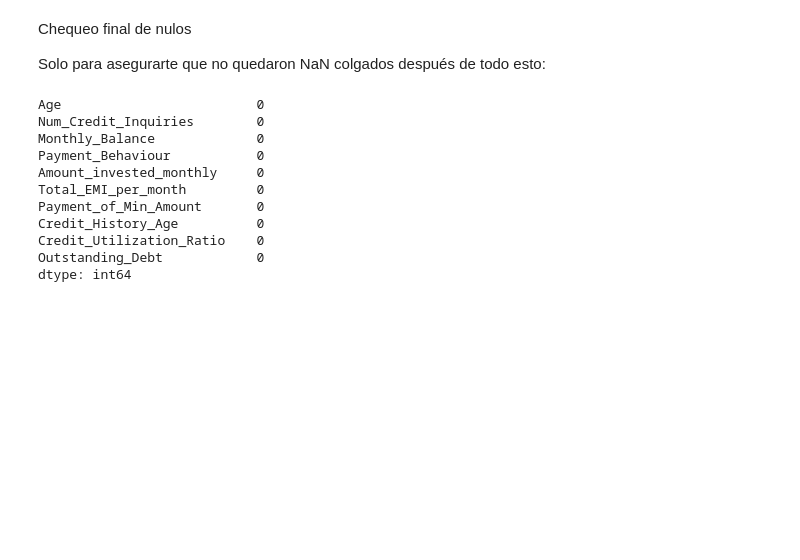
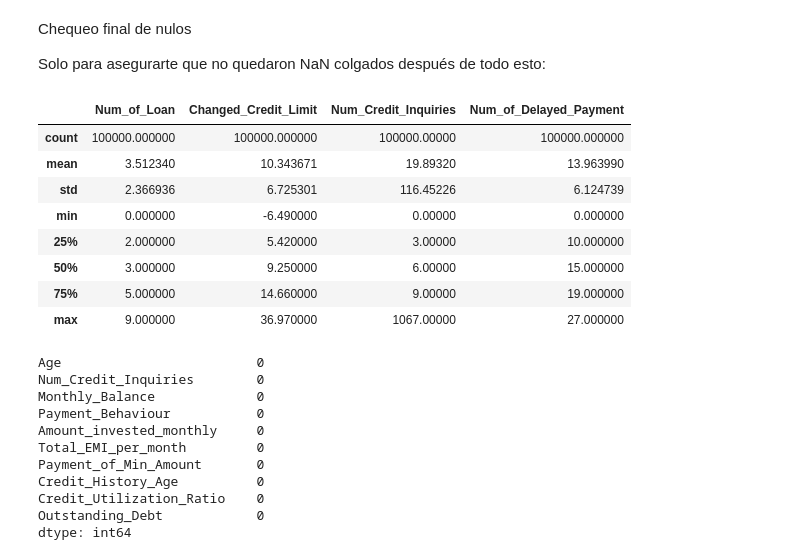
Before and after one commit to Genesixd/proyecto-ia-credit-score, a Jupyter notebook: 03_preprocesamiento_completo.ipynb, the cells around one changed output. Saved outputs shown, nothing was run; the diff lists cells and outputs as text; code cells hidden in the pictures; blank space fills up the shorter version.

```diff
--- a/03_preprocesamiento_completo.ipynb
+++ b/03_preprocesamiento_completo.ipynb
@@ -125,6 +125,34 @@ df[extra_num_cols].describe()
 Chequeo final de nulos
 
 Solo para asegurarte que no quedaron NaN colgados después de todo esto:
+# %%
+# Columnas que son conteos
+count_cols = ["Num_of_Loan", "Num_Credit_Inquiries", "Num_of_Delayed_Payment"]
+
+# 1) Poner en NaN los valores negativos (imposibles)
+for col in count_cols:
+    df.loc[df[col] < 0, col] = np.nan
+
+# 2) Imputar esos NaN con la mediana de cada columna
+for col in count_cols:
+    med = df[col].median()
+    df[col] = df[col].fillna(med)
+# %%
+for col in count_cols:
+    q99 = df[col].quantile(0.99)  # percentil 99
+    df[col] = df[col].clip(upper=q99)
+# %%
+df[extra_num_cols].describe()
+# %% [output]
+|  | Num_of_Loan | Changed_Credit_Limit | Num_Credit_Inquiries | Num_of_Delayed_Payment |
+| count | 100000.000000 | 100000.000000 | 100000.00000 | 100000.000000 |
+| mean | 3.512340 | 10.343671 | 19.89320 | 13.963990 |
+| std | 2.366936 | 6.725301 | 116.45226 | 6.124739 |
+| min | 0.000000 | -6.490000 | 0.00000 | 0.000000 |
+| 25% | 2.000000 | 5.420000 | 3.00000 | 10.000000 |
+| 50% | 3.000000 | 9.250000 | 6.00000 | 15.000000 |
+| 75% | 5.000000 | 14.660000 | 9.00000 | 19.000000 |
+| max | 9.000000 | 36.970000 | 1067.00000 | 27.000000 |
 # %%
 df.isnull().sum().sort_values(ascending=False).head(10)
 # %% [output]
```
Also changed, not shown: parts of 12 cells of this notebook, 8 other files.
